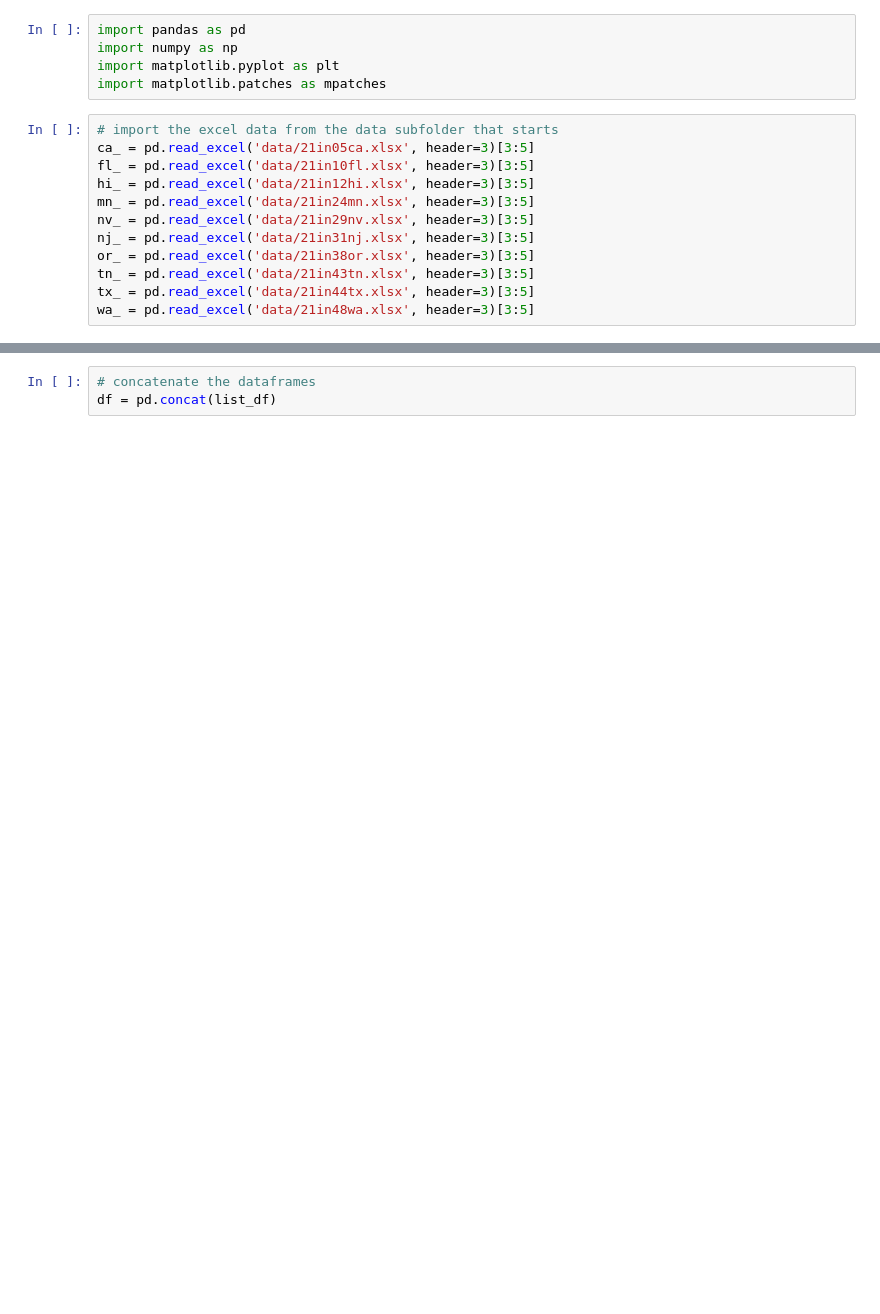
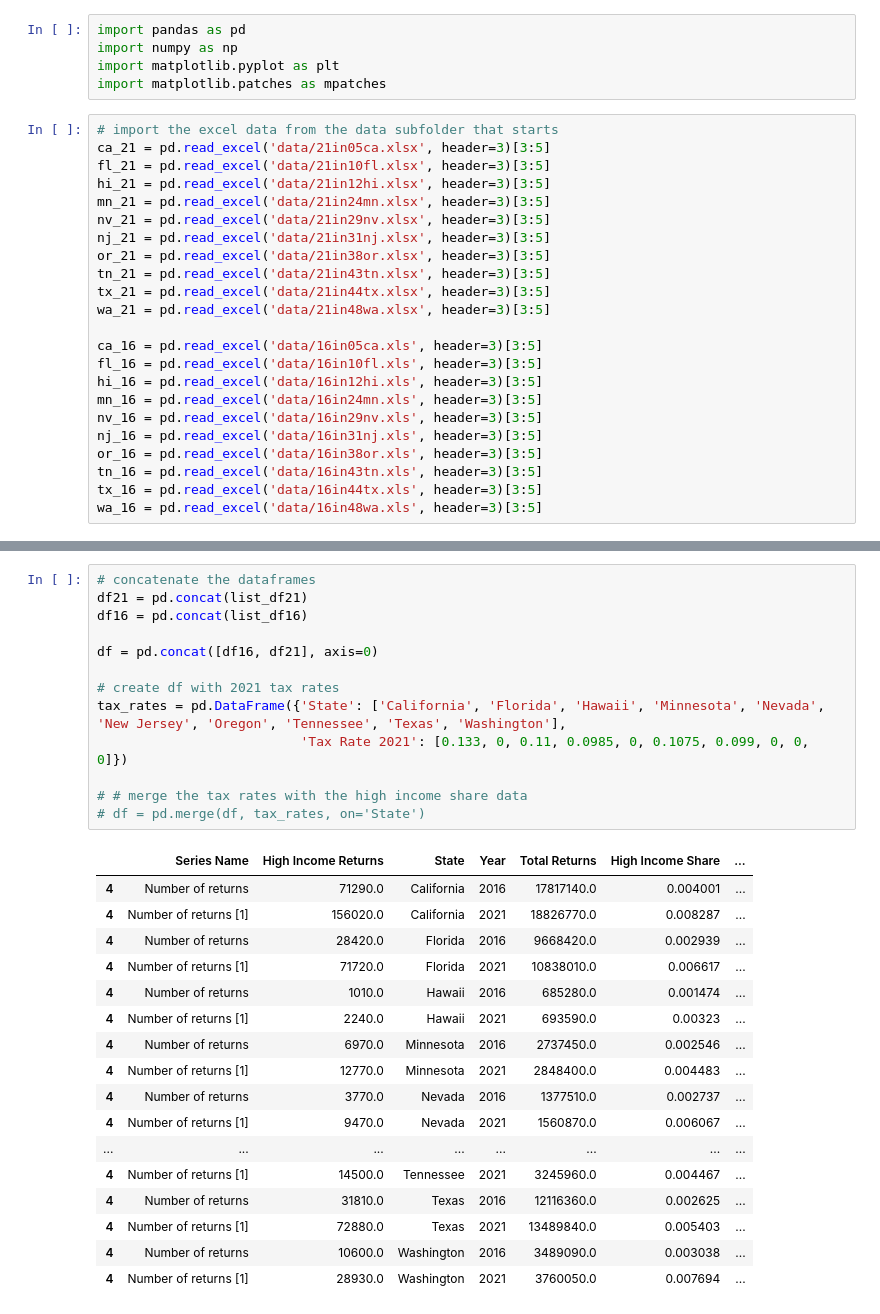
Before and after one commit to johanoelgaard/ECON230B, a Jupyter notebook: Assignment 2/assingment_II.ipynb, the cells around one changed output, grey strips where cells are left out. Cells and saved outputs as stored; diff of their text form; blank space fills up the shorter version.

```diff
--- a/Assignment 2/assingment_II.ipynb
+++ b/Assignment 2/assingment_II.ipynb
@@ -5,15 +5,26 @@ import matplotlib.pyplot as plt
 import matplotlib.patches as mpatches
 # %%
 # import the excel data from the data subfolder that starts
-ca_ = pd.read_excel('data/21in05ca.xlsx', header=3)[3:5]
-fl_ = pd.read_excel('data/21in10fl.xlsx', header=3)[3:5]
-hi_ = pd.read_excel('data/21in12hi.xlsx', header=3)[3:5]
-mn_ = pd.read_excel('data/21in24mn.xlsx', header=3)[3:5]
-nv_ = pd.read_excel('data/21in29nv.xlsx', header=3)[3:5]
-nj_ = pd.read_excel('data/21in31nj.xlsx', header=3)[3:5]
-or_ = pd.read_excel('data/21in38or.xlsx', header=3)[3:5]
-tn_ = pd.read_excel('data/21in43tn.xlsx', header=3)[3:5]
-tx_ = pd.read_excel('data/21in44tx.xlsx', header=3)[3:5]
-wa_ = pd.read_excel('data/21in48wa.xlsx', header=3)[3:5]
+ca_21 = pd.read_excel('data/21in05ca.xlsx', header=3)[3:5]
+fl_21 = pd.read_excel('data/21in10fl.xlsx', header=3)[3:5]
+hi_21 = pd.read_excel('data/21in12hi.xlsx', header=3)[3:5]
+mn_21 = pd.read_excel('data/21in24mn.xlsx', header=3)[3:5]
+nv_21 = pd.read_excel('data/21in29nv.xlsx', header=3)[3:5]
+nj_21 = pd.read_excel('data/21in31nj.xlsx', header=3)[3:5]
+or_21 = pd.read_excel('data/21in38or.xlsx', header=3)[3:5]
+tn_21 = pd.read_excel('data/21in43tn.xlsx', header=3)[3:5]
+tx_21 = pd.read_excel('data/21in44tx.xlsx', header=3)[3:5]
+wa_21 = pd.read_excel('data/21in48wa.xlsx', header=3)[3:5]
+
+ca_16 = pd.read_excel('data/16in05ca.xls', header=3)[3:5]
+fl_16 = pd.read_excel('data/16in10fl.xls', header=3)[3:5]
+hi_16 = pd.read_excel('data/16in12hi.xls', header=3)[3:5]
+mn_16 = pd.read_excel('data/16in24mn.xls', header=3)[3:5]
+nv_16 = pd.read_excel('data/16in29nv.xls', header=3)[3:5]
+nj_16 = pd.read_excel('data/16in31nj.xls', header=3)[3:5]
+or_16 = pd.read_excel('data/16in38or.xls', header=3)[3:5]
+tn_16 = pd.read_excel('data/16in43tn.xls', header=3)[3:5]
+tx_16 = pd.read_excel('data/16in44tx.xls', header=3)[3:5]
+wa_16 = pd.read_excel('data/16in48wa.xls', header=3)[3:5]
 # %%
 # clean the dataframes
@@ -44,5 +74,33 @@ error in Tennessee, discrepancy of -10 using the calculated total
-# %%
-# concatenate the dataframes
-df = pd.concat(list_df)
+# %%
+# concatenate the dataframes
+df21 = pd.concat(list_df21)
+df16 = pd.concat(list_df16)
+
+df = pd.concat([df16, df21], axis=0)
+
+# create df with 2021 tax rates
+tax_rates = pd.DataFrame({'State': ['California', 'Florida', 'Hawaii', 'Minnesota', 'Nevada', 'New Jersey', 'Oregon', 'Tennessee', 'Texas', 'Washington'],
+                          'Tax Rate 2021': [0.133, 0, 0.11, 0.0985, 0, 0.1075, 0.099, 0, 0, 0]})
+
+# # merge the tax rates with the high income share data
+# df = pd.merge(df, tax_rates, on='State')
+# %% [output]
+|  | Series Name | High Income Returns | State | Year | Total Returns | High Income Share | ... |
+| 4 | Number of returns | 71290.0 | California | 2016 | 17817140.0 | 0.004001 | ... |
+| 4 | Number of returns [1] | 156020.0 | California | 2021 | 18826770.0 | 0.008287 | ... |
+| 4 | Number of returns | 28420.0 | Florida | 2016 | 9668420.0 | 0.002939 | ... |
+| 4 | Number of returns [1] | 71720.0 | Florida | 2021 | 10838010.0 | 0.006617 | ... |
+| 4 | Number of returns | 1010.0 | Hawaii | 2016 | 685280.0 | 0.001474 | ... |
+| 4 | Number of returns [1] | 2240.0 | Hawaii | 2021 | 693590.0 | 0.00323 | ... |
+| 4 | Number of returns | 6970.0 | Minnesota | 2016 | 2737450.0 | 0.002546 | ... |
+| 4 | Number of returns [1] | 12770.0 | Minnesota | 2021 | 2848400.0 | 0.004483 | ... |
+| 4 | Number of returns | 3770.0 | Nevada | 2016 | 1377510.0 | 0.002737 | ... |
+| 4 | Number of returns [1] | 9470.0 | Nevada | 2021 | 1560870.0 | 0.006067 | ... |
+| ... | ... | ... | ... | ... | ... | ... | ... |
+| 4 | Number of returns [1] | 14500.0 | Tennessee | 2021 | 3245960.0 | 0.004467 | ... |
+| 4 | Number of returns | 31810.0 | Texas | 2016 | 12116360.0 | 0.002625 | ... |
+| 4 | Number of returns [1] | 72880.0 | Texas | 2021 | 13489840.0 | 0.005403 | ... |
+| 4 | Number of returns | 10600.0 | Washington | 2016 | 3489090.0 | 0.003038 | ... |
+| 4 | Number of returns [1] | 28930.0 | Washington | 2021 | 3760050.0 | 0.007694 | ... |
 # %%
 # prepare the data for plotting
```
Also changed, not shown: parts of 2 cells of this notebook, 11 other files.
